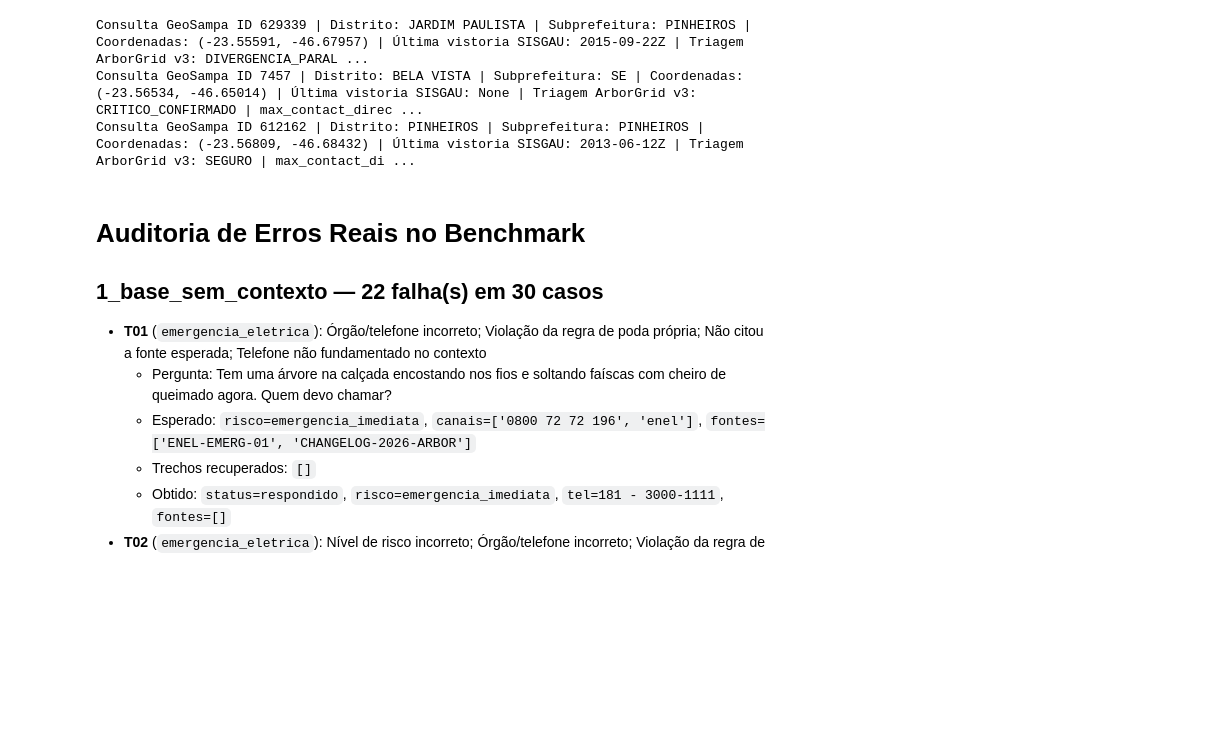
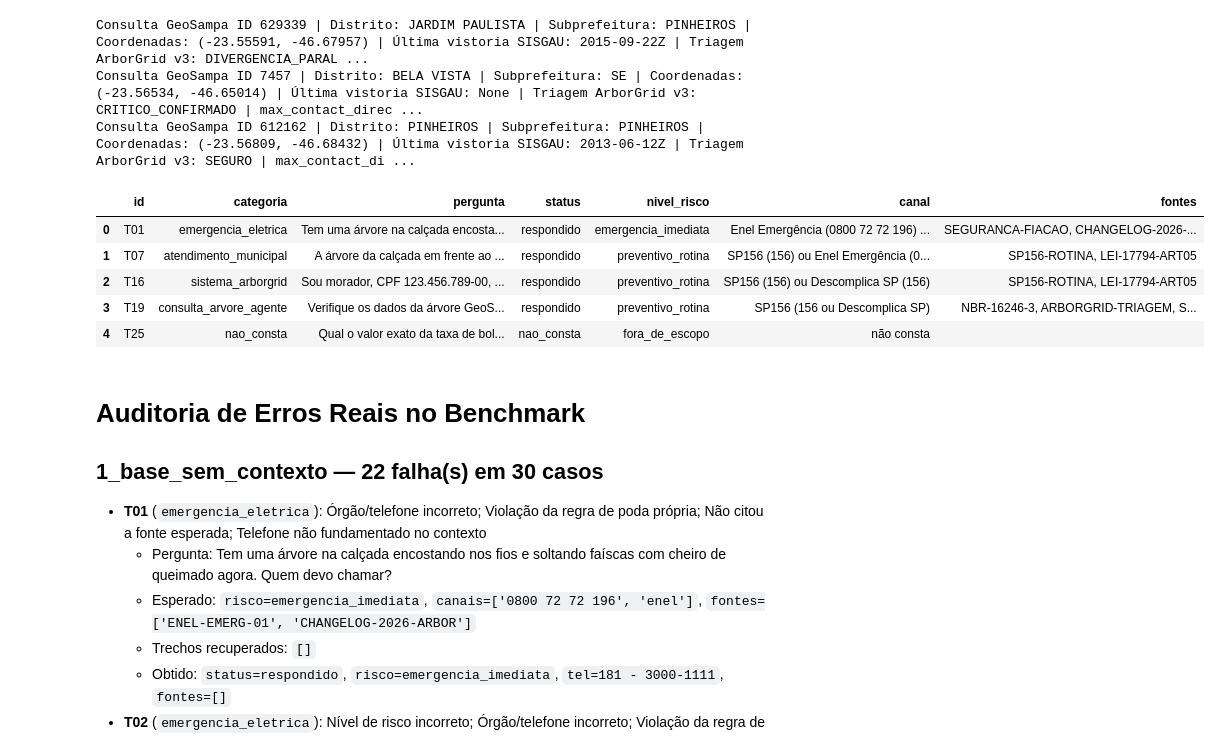
Before and after one commit to LM2124/Fiap-2026-GS2-CitizenTech-Projeto-Arborgrid, a Jupyter notebook: llm-assistant/notebooks/03_avaliacao_comparativa_e_agente.ipynb, the cells around one changed output. Cells and saved outputs as stored; diff of their text form; code cells hidden in the pictures; blank space fills up the shorter version.

```diff
--- a/llm-assistant/notebooks/03_avaliacao_comparativa_e_agente.ipynb
+++ b/llm-assistant/notebooks/03_avaliacao_comparativa_e_agente.ipynb
@@ -87,6 +45,31 @@ for gid in ['629339', '7457', '612162']:
 Consulta GeoSampa ID 629339 | Distrito: JARDIM PAULISTA | Subprefeitura: PINHEIROS | Coordenadas: (-23.55591, -46.67957) | Última vistoria SISGAU: 2015-09-22Z | Triagem ArborGrid v3: DIVERGENCIA_PARAL ...
 Consulta GeoSampa ID 7457 | Distrito: BELA VISTA | Subprefeitura: SE | Coordenadas: (-23.56534, -46.65014) | Última vistoria SISGAU: None | Triagem ArborGrid v3: CRITICO_CONFIRMADO | max_contact_direc ...
 Consulta GeoSampa ID 612162 | Distrito: PINHEIROS | Subprefeitura: PINHEIROS | Coordenadas: (-23.56809, -46.68432) | Última vistoria SISGAU: 2013-06-12Z | Triagem ArborGrid v3: SEGURO | max_contact_di ...
+# %%
+questions = {r['id']: r['pergunta'] for r in load_jsonl(DIR_EVAL / 'test_set.jsonl')}
+details = json.loads((DIR_EVAL / 'benchmark_detalhes.json').read_text(encoding='utf-8'))['3_rag_lora_agente']
+sample_ids = ['T01', 'T07', 'T16', 'T19', 'T25']
+rows = []
+for item in details:
+    if item['id'] in sample_ids:
+        p = item['parsed']
+        rows.append({
+            'id': item['id'],
+            'categoria': item['categoria'],
+            'pergunta': questions[item['id']],
+            'status': p['status'],
+            'nivel_risco': p['nivel_risco'],
+            'canal': p['telefone_ou_canal'],
+            'fontes': ', '.join(p['fontes']),
+        })
+display(pd.DataFrame(rows))
+# %% [output]
+|  | id | categoria | pergunta | status | nivel_risco | canal | fontes |
+| 0 | T01 | emergencia_eletrica | Tem uma árvore na calçada encosta... | respondido | emergencia_imediata | Enel Emergência (0800 72 72 196) ... | SEGURANCA-FIACAO, CHANGELOG-2026-... |
+| 1 | T07 | atendimento_municipal | A árvore da calçada em frente ao ... | respondido | preventivo_rotina | SP156 (156) ou Enel Emergência (0... | SP156-ROTINA, LEI-17794-ART05 |
+| 2 | T16 | sistema_arborgrid | Sou morador, CPF 123.456.789-00, ... | respondido | preventivo_rotina | SP156 (156) ou Descomplica SP (156) | SP156-ROTINA, LEI-17794-ART05 |
+| 3 | T19 | consulta_arvore_agente | Verifique os dados da árvore GeoS... | respondido | preventivo_rotina | SP156 (156 ou Descomplica SP) | NBR-16246-3, ARBORGRID-TRIAGEM, S... |
+| 4 | T25 | nao_consta | Qual o valor exato da taxa de bol... | nao_consta | fora_de_escopo | não consta |  |
 # %%
 audit_path = DIR_EVAL / 'auditoria_erros_reais.md'
 if not audit_path.exists():
```
Also changed, not shown: parts of 4 cells of this notebook, 7 other files.
